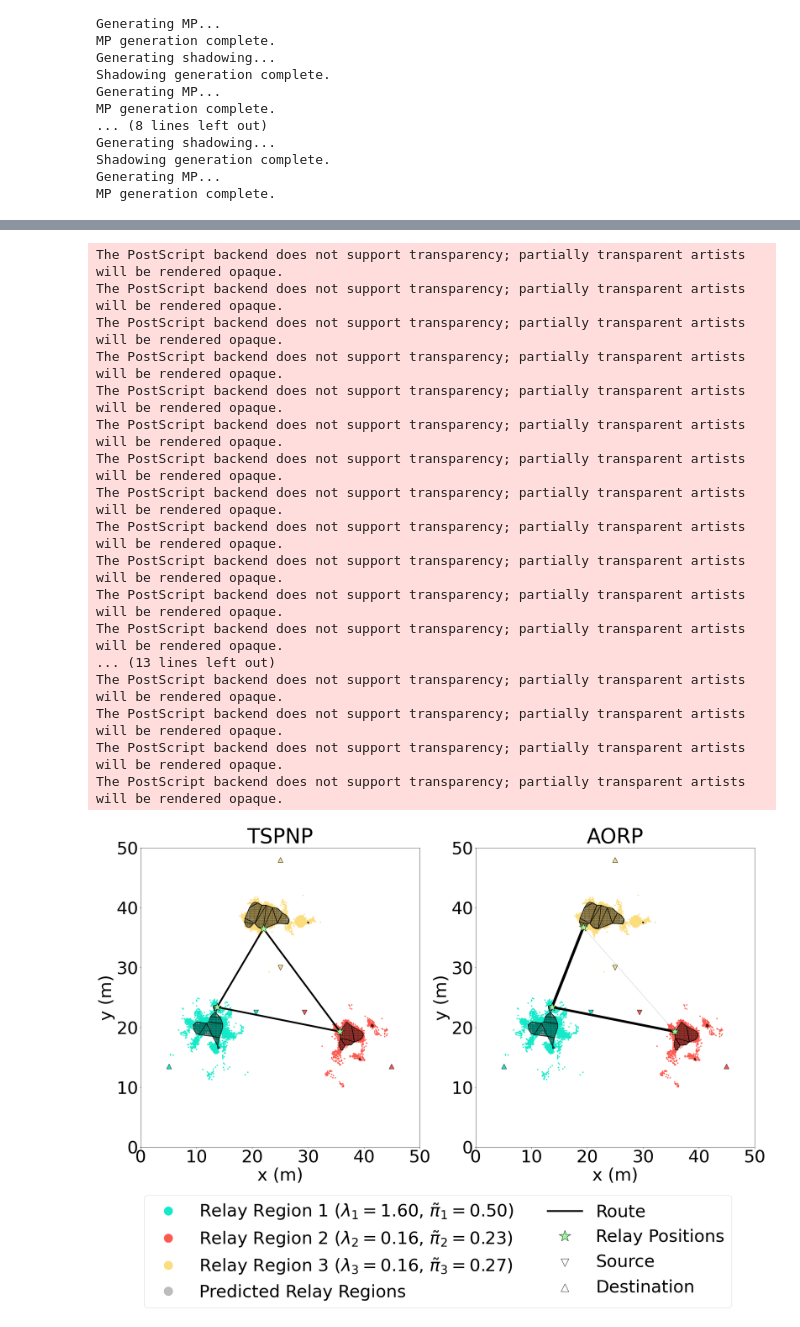
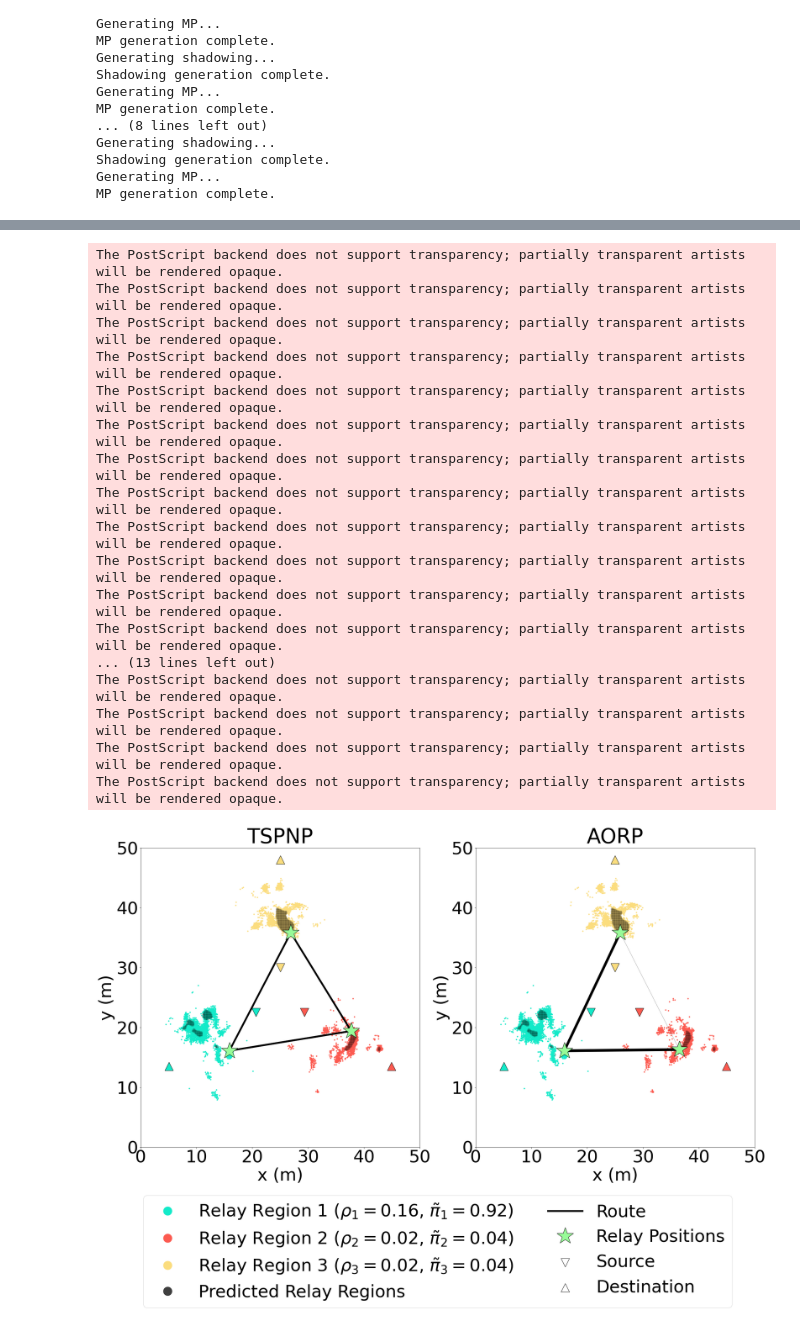
Before and after one commit to zhiyunjiang/CommMotionPlanning, a Jupyter notebook: python/touring_relay/FIG eq tri - policy comparison.ipynb, the cells around one changed output, grey strips where cells are left out. Cells and saved outputs as stored; diff of their text form; code cells hidden in the pictures.

```diff
--- a/python/touring_relay/FIG eq tri - policy comparison.ipynb
+++ b/python/touring_relay/FIG eq tri - policy comparison.ipynb
@@ -79,7 +79,7 @@ qBase = np.array([c+l_inner*np.array([-(np.sqrt(3)/2), -1/2]), c+(l_inner+l)*np.
                   [25, 25+l_inner], [25, 25+l_inner+l]])
 
 
-sub_regions = [[28,4,25,0],
+sub_regions = [[28,4,30,5],
                [46,22, 25, 0],
                [33, 17, 47, 17]]
 
@@ -101,7 +101,7 @@ p_th = 0.5
 
 bandwidth = 2#leave bandwidth in MHz*1000000#give ourselfes 2MHz of BW
 beta = 1/(r*bandwidth)
-els = [0.1/beta, 0.01/beta, 0.01/beta]
+els = [0.4/beta, 0.05/beta, 0.05/beta]
 # %%
 reload(sim)
 ccs, cfs, true_joint_con_fields, tjcps = sim.create_channels(cps, region, res, GAMMA_TH, sub_regions)
@@ -161,7 +159,7 @@ reload(MRP)
 reload(PS)
 reload(dtr)
 reload(sim)
-
+els = np.array([0.16, 0.02, 0.02])/beta # system traffic is 0.2
 dt_sys = dtr.DTR(pcs, region, els, beta, th = GAMMA_TH, p_th=p_th)
 ps = dt_sys.ps
 # %% [output]
@@ -258,24 +261,25 @@ NameError: name 'reload' is not defined
 # %%
-sim.plot_AORP_W_TSPN(dt_sys, AORP, TSPNP, tjcps, pjcps, qBase, region, els, pi)
+reload(sim)
+sim.plot_AORP_W_TSPN(dt_sys, AORP, TSPNP, tjcps, pjcps, qBase, region, np.array(els)*beta, pi)
 plt.savefig("eqi_tri_TSPNP_v_AORP.png", format='png', bbox_inches='tight')
 plt.savefig("eqi_tri_TSPNP_v_AORP.eps", format='eps', bbox_inches='tight')
 # %% [output]
 The PostScript backend does not support transparency; partially transparent artists will be rendered opaque.
 The PostScript backend does not support transparency; partially transparent artists will be rendered opaque.
 The PostScript backend does not support transparency; partially transparent artists will be rendered opaque.
 The PostScript backend does not support transparency; partially transparent artists will be rendered opaque.
 The PostScript backend does not support transparency; partially transparent artists will be rendered opaque.
 The PostScript backend does not support transparency; partially transparent artists will be rendered opaque.
 The PostScript backend does not support transparency; partially transparent artists will be rendered opaque.
 The PostScript backend does not support transparency; partially transparent artists will be rendered opaque.
 The PostScript backend does not support transparency; partially transparent artists will be rendered opaque.
 The PostScript backend does not support transparency; partially transparent artists will be rendered opaque.
 The PostScript backend does not support transparency; partially transparent artists will be rendered opaque.
 The PostScript backend does not support transparency; partially transparent artists will be rendered opaque.
 ... (13 lines left out)
 The PostScript backend does not support transparency; partially transparent artists will be rendered opaque.
 The PostScript backend does not support transparency; partially transparent artists will be rendered opaque.
 The PostScript backend does not support transparency; partially transparent artists will be rendered opaque.
 The PostScript backend does not support transparency; partially transparent artists will be rendered opaque.
-[figure, old version]
+[figure, new version]
 # %%
```
Also changed, not shown: parts of 31 cells of this notebook, 12 other files.
